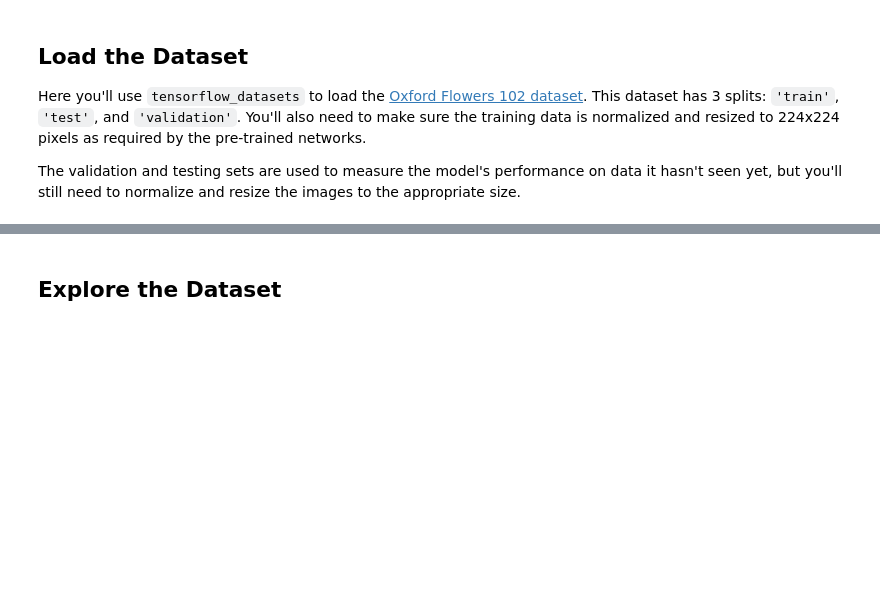
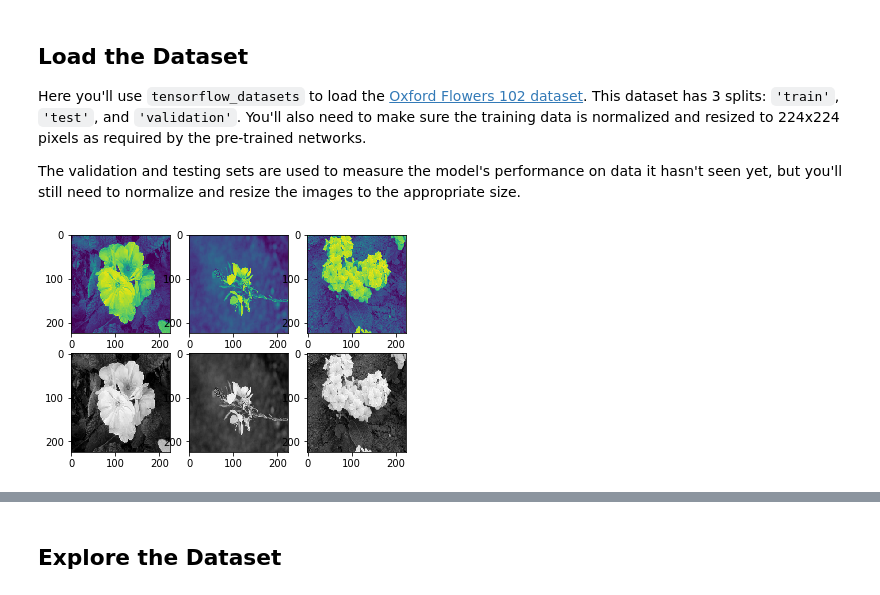
Before and after one commit to gauravshelangia/intro-to-ml-tensorflow, a Jupyter notebook: projects/p2_image_classifier/Project_Image_Classifier_Project.ipynb, the cells around one changed output, grey strips where cells are left out. Cells and saved outputs as stored; diff of their text form; code cells hidden in the pictures; blank space fills up the shorter version.

```diff
--- a/projects/p2_image_classifier/Project_Image_Classifier_Project.ipynb
+++ b/projects/p2_image_classifier/Project_Image_Classifier_Project.ipynb
@@ -42,0 +49,32 @@ train_data, test_data, validation_data = dataset['train'], dataset['test'], data
+# %%
+## Resize image function
+def resize_image(image, label):
+  # print("Image Type = ",type(image))
+  # print("Input shape  =", image.shape)
+  # print("label =", label)
+  target_size = [224,224]
+  resized_image = tf.image.resize_images(image,target_size)
+  # print("Shape resize = ", resized_image.shape)
+  return resized_image,label
+# %%
+# resize train data
+train_data = train_data.map(resize_image)
+# resize validation data
+validation_data = validation_data.map(resize_image)
+# resize test data
+test_data = test_data.map(resize_image)
+# %%
+fig, axs = plt.subplots(2,3)
+for image,label in train_data.take(1):
+    axs[0, 0].imshow(image.numpy()[:, :, 0].astype(np.float32))
+    axs[1, 0].imshow(image.numpy()[:, :, 0].astype(np.float32), cmap=plt.get_cmap("gray"))
+
+for image,label in test_data.take(1):
+    axs[0, 1].imshow(image.numpy()[:, :, 0].astype(np.float32))
+    axs[1, 1].imshow(image.numpy()[:, :, 0].astype(np.float32), cmap=plt.get_cmap("gray"))
+
+for image,label in validation_data.take(1):
+    axs[0, 2].imshow(image.numpy()[:, :, 0].astype(np.float32))
+    axs[1, 2].imshow(image.numpy()[:, :, 0].astype(np.float32), cmap=plt.get_cmap("gray"))
+# %% [output]
+[figure, added]
```
Also changed, not shown: parts of 14 cells of this notebook.
